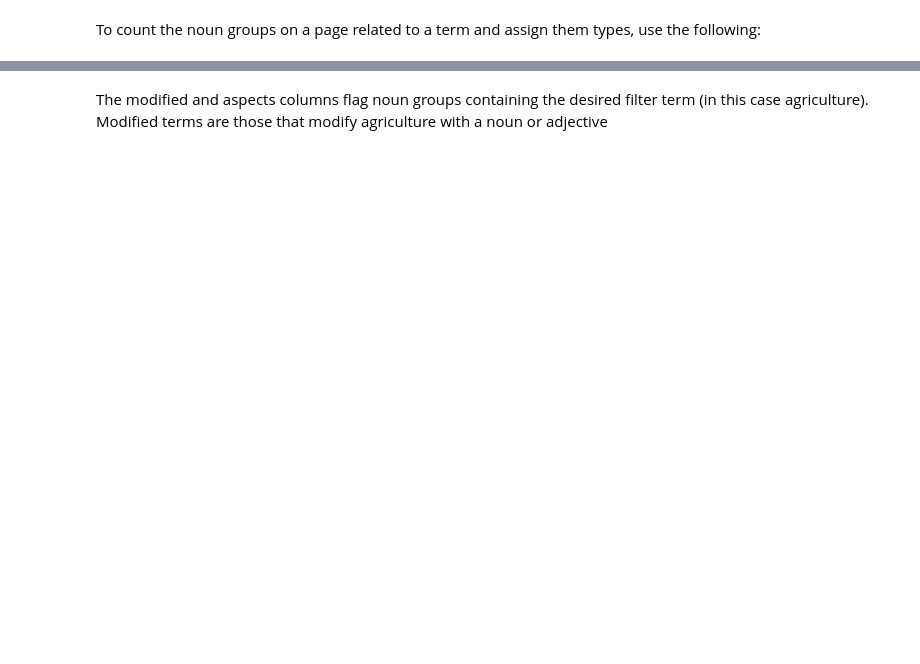
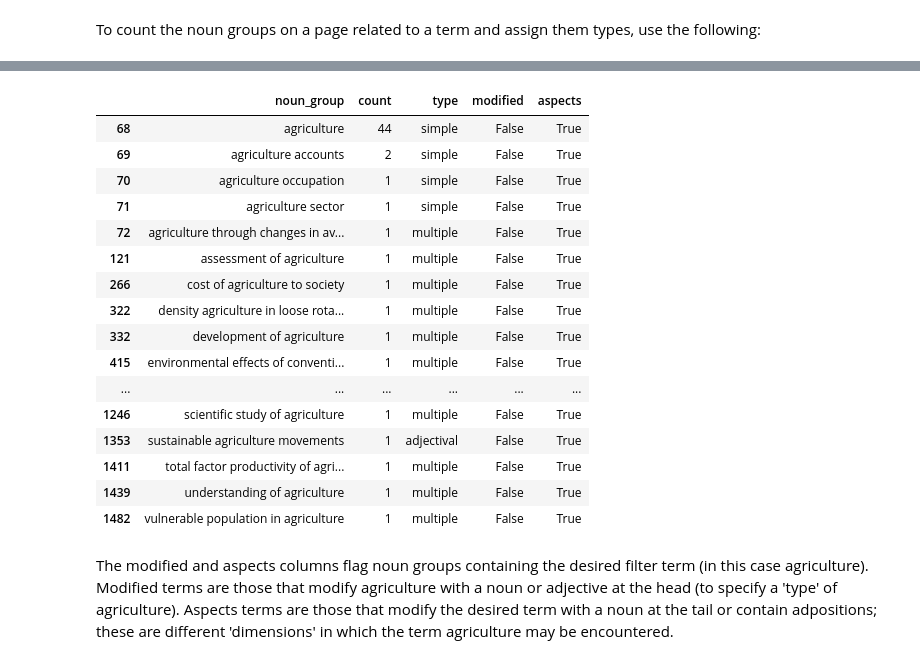
Before and after one commit to mariutzica/Scientific-Variable-Exploration-Tools, a Jupyter notebook: Module Usage and Testing.ipynb, the cells around one changed output, grey strips where cells are left out. Saved outputs shown, nothing was run; the diff lists cells and outputs as text; code cells hidden in the pictures; blank space fills up the shorter version.

```diff
--- a/Module Usage and Testing.ipynb
+++ b/Module Usage and Testing.ipynb
@@ -388,2 +360,22 @@ noun_group_types[noun_group_types['aspects']]
+# %%
+agriculture_types[agriculture_types['aspects']]
+# %% [output]
+|  | noun_group | count | type | modified | aspects |
+| 68 | agriculture | 44 | simple | False | True |
+| 69 | agriculture accounts | 2 | simple | False | True |
+| 70 | agriculture occupation | 1 | simple | False | True |
+| 71 | agriculture sector | 1 | simple | False | True |
+| 72 | agriculture through changes in av... | 1 | multiple | False | True |
+| 121 | assessment of agriculture | 1 | multiple | False | True |
+| 266 | cost of agriculture to society | 1 | multiple | False | True |
+| 322 | density agriculture in loose rota... | 1 | multiple | False | True |
+| 332 | development of agriculture | 1 | multiple | False | True |
+| 415 | environmental effects of conventi... | 1 | multiple | False | True |
+| ... | ... | ... | ... | ... | ... |
+| 1246 | scientific study of agriculture | 1 | multiple | False | True |
+| 1353 | sustainable agriculture movements | 1 | adjectival | False | True |
+| 1411 | total factor productivity of agri... | 1 | multiple | False | True |
+| 1439 | understanding of agriculture | 1 | multiple | False | True |
+| 1482 | vulnerable population in agriculture | 1 | multiple | False | True |
 # %% [markdown]
-The modified and aspects columns flag noun groups containing the desired filter term (in this case agriculture). Modified terms are those that modify agriculture with a noun or adjective
+The modified and aspects columns flag noun groups containing the desired filter term (in this case agriculture). Modified terms are those that modify agriculture with a noun or adjective at the head (to specify a 'type' of agriculture). Aspects terms are those that modify the desired term with a noun at the tail or contain adpositions; these are different 'dimensions' in which the term agriculture may be encountered.
```
Also changed, not shown: parts of 18 cells of this notebook, 3 other files.
